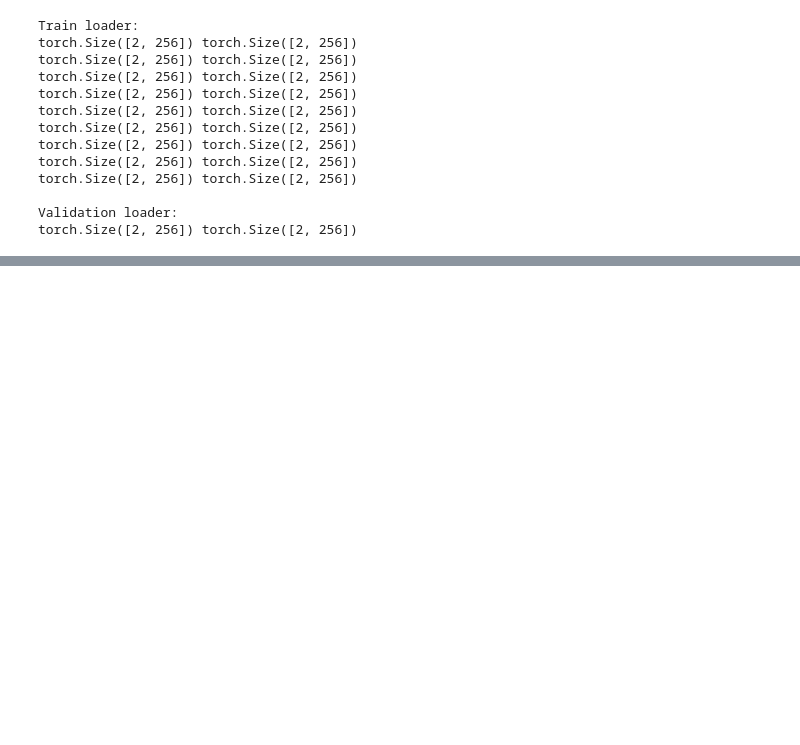
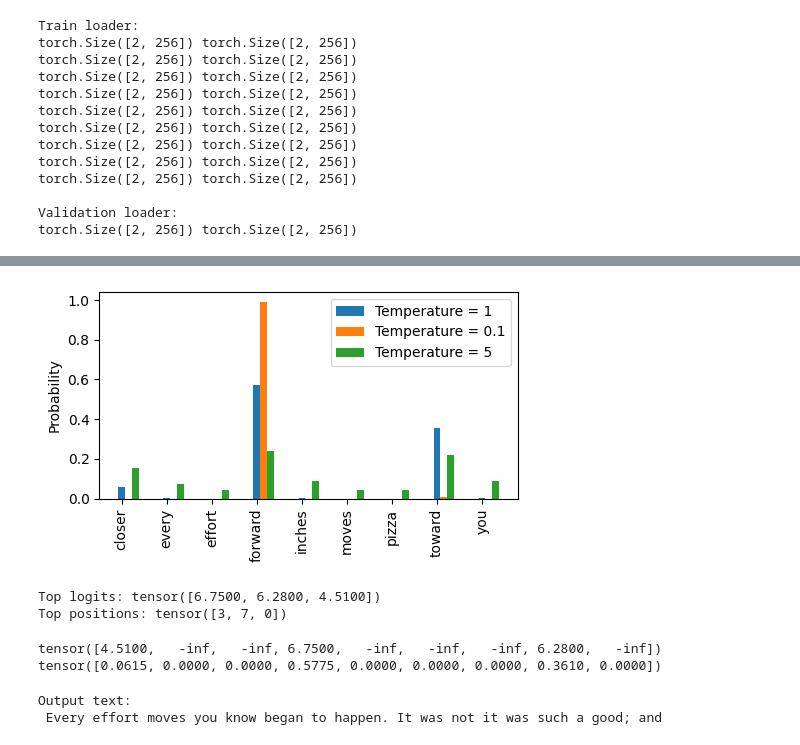
Before and after one commit to 3andrew/llm, a Jupyter notebook: 2-pretraining/pretraining.ipynb, the cells around one changed output, grey strips where cells are left out. Drawn from its saved outputs; the diff is of its cells as text; code cells hidden in the pictures; blank space fills up the shorter version.

```diff
--- a/2-pretraining/pretraining.ipynb
+++ b/2-pretraining/pretraining.ipynb
@@ -256,0 +446,47 @@ Validation loss: 10.967119216918945
+# %%
+# temperature scaling - scales logits to either flatten or sharpen the probability distribution
+# (this occurs before softmax, so scaling it is dividing the negative log values)
+# higher temperature, more flat distribution
+def softmax_with_temperature(logits, temperature):
+    scaled_logits = logits / temperature
+    return torch.softmax(scaled_logits, dim=0)
+
+temperatures = [1, 0.1, 5]
+scaled_probas = [softmax_with_temperature(next_token_logits, T)
+    for T in temperatures]
+x = torch.arange(len(vocab))
+bar_width = 0.15
+fig, ax = plt.subplots(figsize=(5, 3))
+for i, T in enumerate(temperatures):
+    rects = ax.bar(x + i * bar_width, scaled_probas[i],
+    bar_width, label=f'Temperature = {T}')
+ax.set_ylabel('Probability')
+ax.set_xticks(x)
+ax.set_xticklabels(vocab.keys(), rotation=90)
+ax.legend()
+plt.tight_layout()
+plt.show()
+# %% [output]
+[figure, added]
+# %%
+# how to implement top k sampling
+top_k = 3
+top_logits, top_pos = torch.topk(next_token_logits, top_k)
+print("Top logits:", top_logits)
+print("Top positions:", top_pos)
+# %% [output]
+Top logits: tensor([6.7500, 6.2800, 4.5100])
+Top positions: tensor([3, 7, 0])
+# %%
+new_logits = torch.where(
+    condition=next_token_logits < top_logits[-1],
+    input=torch.tensor(float('-inf')),
+    other=next_token_logits
+)
+print(new_logits)
+
+topk_probas = torch.softmax(new_logits, dim=0)
+print(topk_probas)
+# %% [output]
+tensor([4.5100,   -inf,   -inf, 6.7500,   -inf,   -inf,   -inf, 6.2800,   -inf])
+tensor([0.0615, 0.0000, 0.0000, 0.5775, 0.0000, 0.0000, 0.0000, 0.3610, 0.0000])
@@ -256,0 +521,15 @@ Validation loss: 10.967119216918945
+# %%
+# generate text using new function
+torch.manual_seed(123)
+token_ids = generate(
+    model=model,
+    idx=text_to_token_ids("Every effort moves you", tokenizer),
+    max_new_tokens=15,
+    context_size=GPT_CONFIG_124M["context_length"],
+    top_k=25,
+    temperature=1.4
+)
+print("Output text:\n", token_ids_to_text(token_ids, tokenizer))
+# %% [output]
+Output text:
+ Every effort moves you know began to happen. It was not it was such a good; and
```
Also changed, not shown: parts of 23 cells of this notebook, 3 other files.
